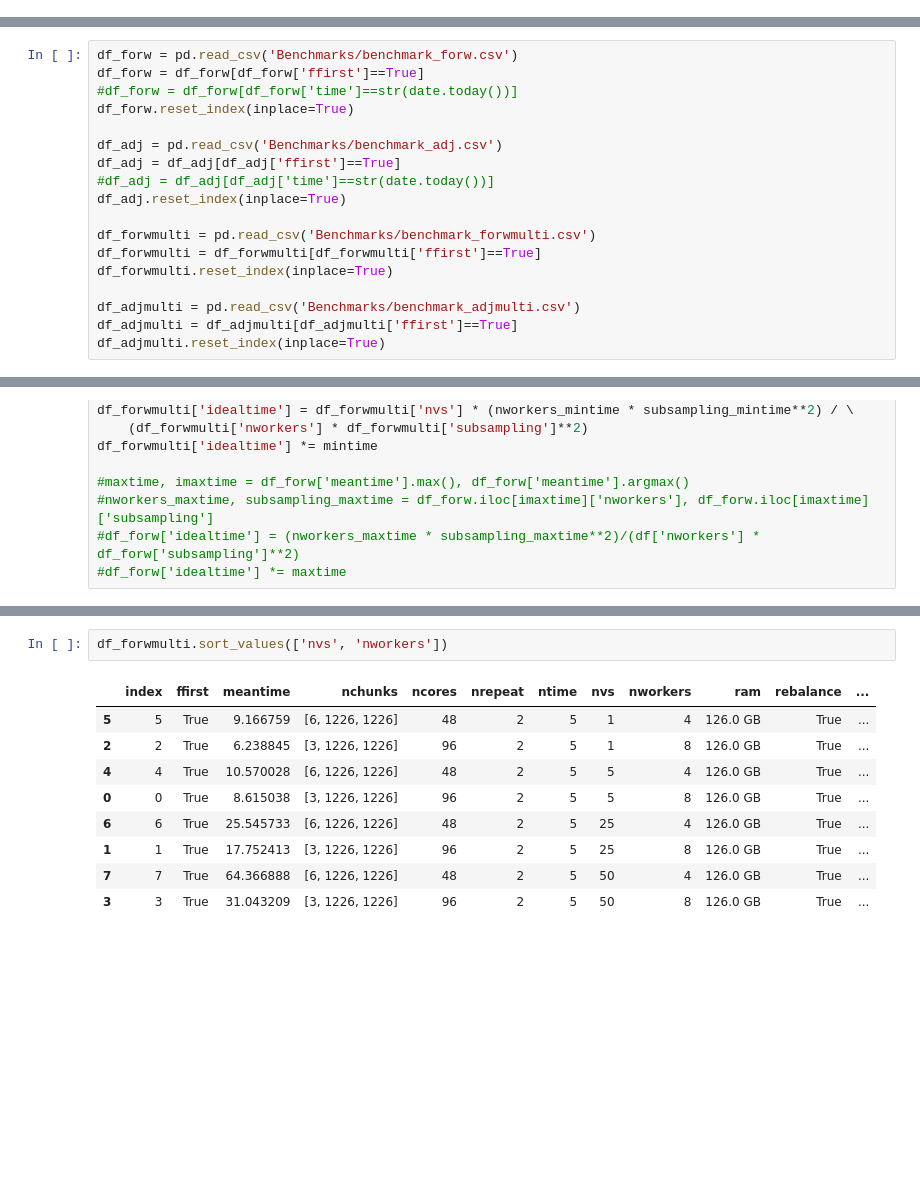
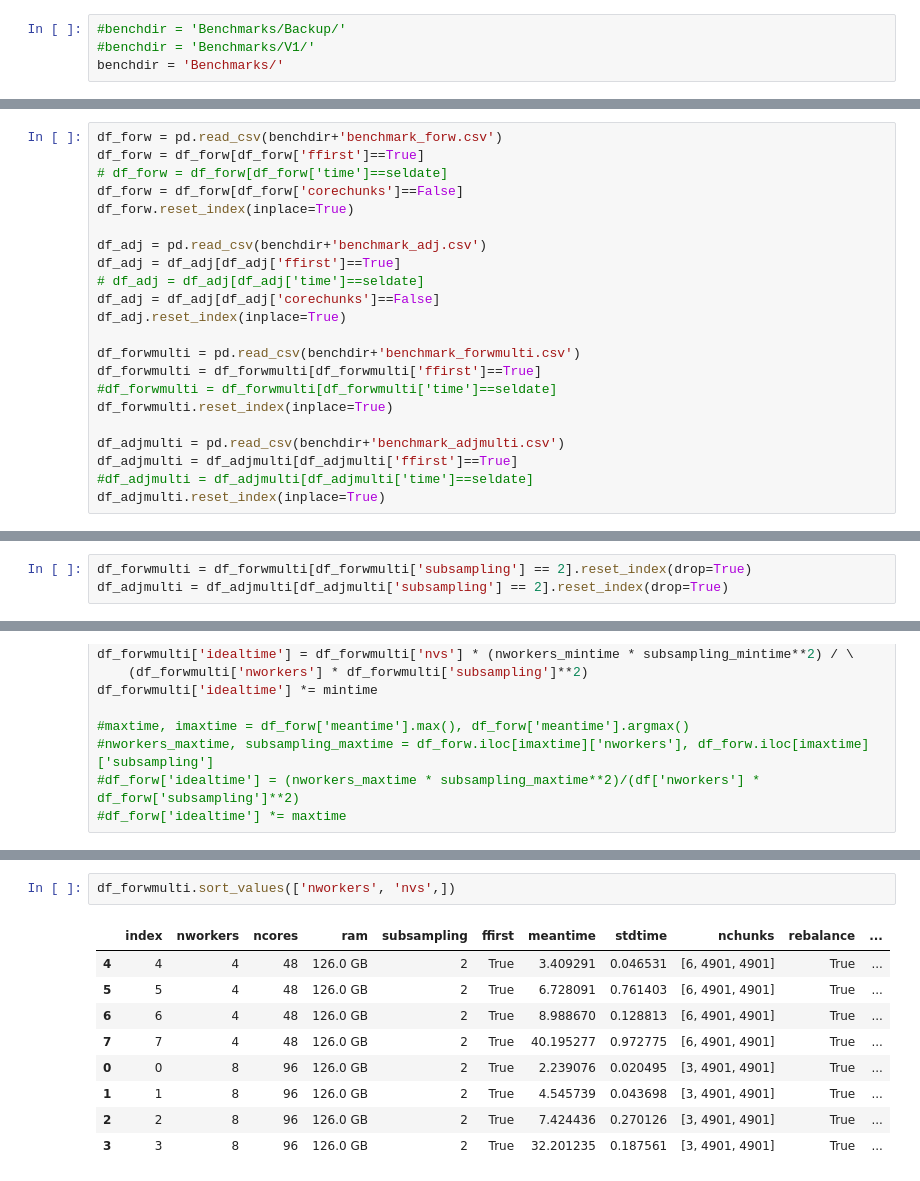
Before and after one commit to DIG-Kaust/MDC-HPC, a Jupyter notebook: MDC_timing_comparison.ipynb, the cells around one changed output, grey strips where cells are left out. Cells and saved outputs as stored; diff of their text form; blank space fills up the shorter version.

```diff
--- a/MDC_timing_comparison.ipynb
+++ b/MDC_timing_comparison.ipynb
@@ -48,0 +21,4 @@ from pylops_distributed.optimization.cg import cg as dcg
+# %%
+#benchdir = 'Benchmarks/Backup/'
+#benchdir = 'Benchmarks/V1/'
+benchdir = 'Benchmarks/'
@@ -49,18 +27,22 @@ from pylops_distributed.optimization.cg import cg as dcg
 # %%
-df_forw = pd.read_csv('Benchmarks/benchmark_forw.csv')
+df_forw = pd.read_csv(benchdir+'benchmark_forw.csv')
 df_forw = df_forw[df_forw['ffirst']==True]
-#df_forw = df_forw[df_forw['time']==str(date.today())]
+# df_forw = df_forw[df_forw['time']==seldate]
+df_forw = df_forw[df_forw['corechunks']==False]
 df_forw.reset_index(inplace=True)
 
-df_adj = pd.read_csv('Benchmarks/benchmark_adj.csv')
+df_adj = pd.read_csv(benchdir+'benchmark_adj.csv')
 df_adj = df_adj[df_adj['ffirst']==True]
-#df_adj = df_adj[df_adj['time']==str(date.today())]
+# df_adj = df_adj[df_adj['time']==seldate]
+df_adj = df_adj[df_adj['corechunks']==False]
 df_adj.reset_index(inplace=True)
 
-df_forwmulti = pd.read_csv('Benchmarks/benchmark_forwmulti.csv')
+df_forwmulti = pd.read_csv(benchdir+'benchmark_forwmulti.csv')
 df_forwmulti = df_forwmulti[df_forwmulti['ffirst']==True]
+#df_forwmulti = df_forwmulti[df_forwmulti['time']==seldate]
 df_forwmulti.reset_index(inplace=True)
 
-df_adjmulti = pd.read_csv('Benchmarks/benchmark_adjmulti.csv')
+df_adjmulti = pd.read_csv(benchdir+'benchmark_adjmulti.csv')
 df_adjmulti = df_adjmulti[df_adjmulti['ffirst']==True]
+#df_adjmulti = df_adjmulti[df_adjmulti['time']==seldate]
 df_adjmulti.reset_index(inplace=True)
@@ -78,0 +51,3 @@ df_forw['idealtime'] *= mintime
+# %%
+df_forwmulti = df_forwmulti[df_forwmulti['subsampling'] == 2].reset_index(drop=True)
+df_adjmulti = df_adjmulti[df_adjmulti['subsampling'] == 2].reset_index(drop=True)
@@ -131,13 +111,13 @@ df_adj.sort_values(['subsampling', 'nworkers'])
 # %%
-df_forwmulti.sort_values(['nvs', 'nworkers'])
+df_forwmulti.sort_values(['nworkers', 'nvs',])
 # %% [output]
-|  | index | ffirst | meantime | nchunks | ncores | nrepeat | ntime | nvs | nworkers | ram | rebalance | ... |
-| 5 | 5 | True | 9.166759 | [6, 1226, 1226] | 48 | 2 | 5 | 1 | 4 | 126.0 GB | True | ... |
-| 2 | 2 | True | 6.238845 | [3, 1226, 1226] | 96 | 2 | 5 | 1 | 8 | 126.0 GB | True | ... |
-| 4 | 4 | True | 10.570028 | [6, 1226, 1226] | 48 | 2 | 5 | 5 | 4 | 126.0 GB | True | ... |
-| 0 | 0 | True | 8.615038 | [3, 1226, 1226] | 96 | 2 | 5 | 5 | 8 | 126.0 GB | True | ... |
-| 6 | 6 | True | 25.545733 | [6, 1226, 1226] | 48 | 2 | 5 | 25 | 4 | 126.0 GB | True | ... |
-| 1 | 1 | True | 17.752413 | [3, 1226, 1226] | 96 | 2 | 5 | 25 | 8 | 126.0 GB | True | ... |
-| 7 | 7 | True | 64.366888 | [6, 1226, 1226] | 48 | 2 | 5 | 50 | 4 | 126.0 GB | True | ... |
-| 3 | 3 | True | 31.043209 | [3, 1226, 1226] | 96 | 2 | 5 | 50 | 8 | 126.0 GB | True | ... |
+|  | index | nworkers | ncores | ram | subsampling | ffirst | meantime | stdtime | nchunks | rebalance | ... |
+| 4 | 4 | 4 | 48 | 126.0 GB | 2 | True | 3.409291 | 0.046531 | [6, 4901, 4901] | True | ... |
+| 5 | 5 | 4 | 48 | 126.0 GB | 2 | True | 6.728091 | 0.761403 | [6, 4901, 4901] | True | ... |
+| 6 | 6 | 4 | 48 | 126.0 GB | 2 | True | 8.988670 | 0.128813 | [6, 4901, 4901] | True | ... |
+| 7 | 7 | 4 | 48 | 126.0 GB | 2 | True | 40.195277 | 0.972775 | [6, 4901, 4901] | True | ... |
+| 0 | 0 | 8 | 96 | 126.0 GB | 2 | True | 2.239076 | 0.020495 | [3, 4901, 4901] | True | ... |
+| 1 | 1 | 8 | 96 | 126.0 GB | 2 | True | 4.545739 | 0.043698 | [3, 4901, 4901] | True | ... |
+| 2 | 2 | 8 | 96 | 126.0 GB | 2 | True | 7.424436 | 0.270126 | [3, 4901, 4901] | True | ... |
+| 3 | 3 | 8 | 96 | 126.0 GB | 2 | True | 32.201235 | 0.187561 | [3, 4901, 4901] | True | ... |
 # %%
```
Also changed, not shown: parts of 12 cells of this notebook, 10 other files.
